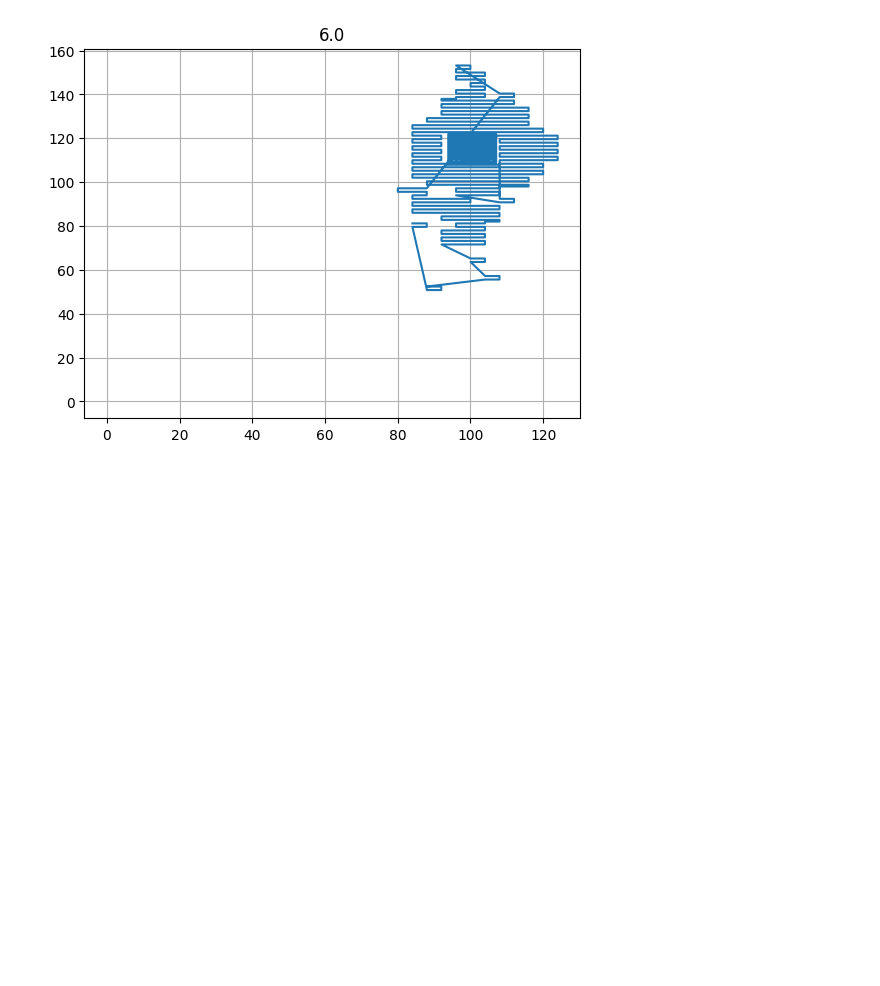
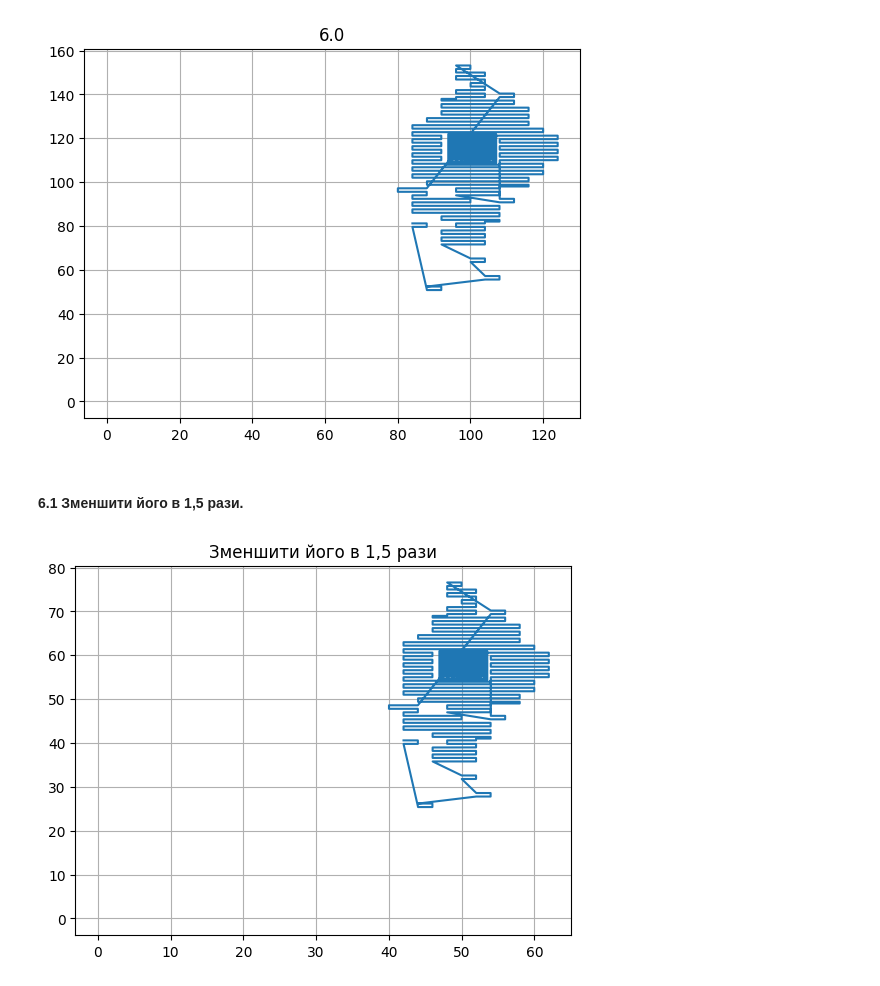
Before and after one commit to KlymentievMaksym/CompGraph, a Jupyter notebook: Lab1.ipynb, the cells around one changed output. Cells and saved outputs as stored; diff of their text form; code cells hidden in the pictures; blank space fills up the shorter version.

```diff
--- a/Lab1.ipynb
+++ b/Lab1.ipynb
@@ -119,3 +128,16 @@ plt.title("6.0")
 plt.show()
 # %% [output]
 [figure]
+# %% [markdown]
+#### 6.1 Зменшити його в 1,5 рази.
+# %%
+xls_05 = xls.values.copy()
+for i in range(xls.shape[0]):
+    xls_05[i] = xls.values[i] * np.matrix([[0.5, 0], [0, 0.5]])
+plt.plot(xls_05[:, 0], xls_05[:, 1], "-", 0, 0)
+
+plt.grid()
+plt.title("Зменшити його в 1,5 рази")
+plt.show()
+# %% [output]
+[figure, added]
```
Also changed, not shown: parts of 20 cells of this notebook.
